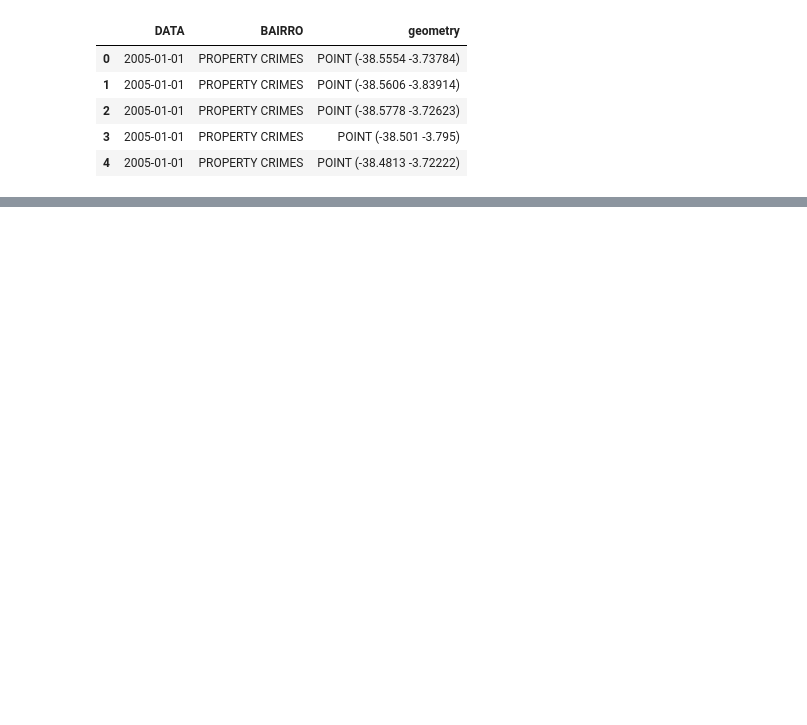
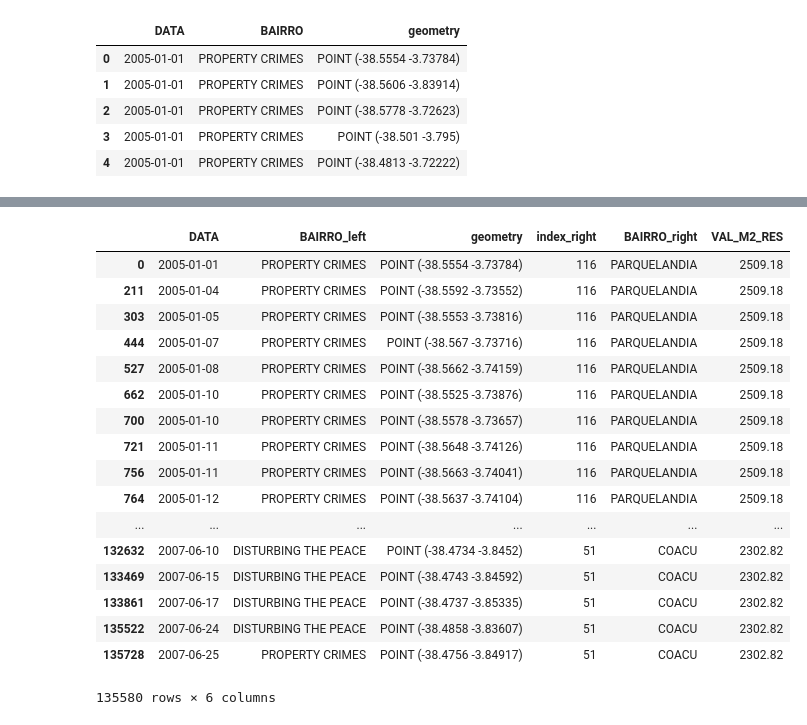
Before and after one commit to andmendescosta/PythonPractice, a Jupyter notebook: InfluenceCallsOnThePrice/Teste.ipynb, the cells around one changed output, grey strips where cells are left out. Cells and saved outputs as stored; diff of their text form; code cells hidden in the pictures; blank space fills up the shorter version.

```diff
--- a/InfluenceCallsOnThePrice/Teste.ipynb
+++ b/InfluenceCallsOnThePrice/Teste.ipynb
@@ -114,0 +147,21 @@ for numb in range(0, len(calls_gdf)):
+# %%
+merged_gdf
+# %% [output]
+|  | DATA | BAIRRO_left | geometry | index_right | BAIRRO_right | VAL_M2_RES |
+| 0 | 2005-01-01 | PROPERTY CRIMES | POINT (-38.5554 -3.73784) | 116 | PARQUELANDIA | 2509.18 |
+| 211 | 2005-01-04 | PROPERTY CRIMES | POINT (-38.5592 -3.73552) | 116 | PARQUELANDIA | 2509.18 |
+| 303 | 2005-01-05 | PROPERTY CRIMES | POINT (-38.5553 -3.73816) | 116 | PARQUELANDIA | 2509.18 |
+| 444 | 2005-01-07 | PROPERTY CRIMES | POINT (-38.567 -3.73716) | 116 | PARQUELANDIA | 2509.18 |
+| 527 | 2005-01-08 | PROPERTY CRIMES | POINT (-38.5662 -3.74159) | 116 | PARQUELANDIA | 2509.18 |
+| 662 | 2005-01-10 | PROPERTY CRIMES | POINT (-38.5525 -3.73876) | 116 | PARQUELANDIA | 2509.18 |
+| 700 | 2005-01-10 | PROPERTY CRIMES | POINT (-38.5578 -3.73657) | 116 | PARQUELANDIA | 2509.18 |
+| 721 | 2005-01-11 | PROPERTY CRIMES | POINT (-38.5648 -3.74126) | 116 | PARQUELANDIA | 2509.18 |
+| 756 | 2005-01-11 | PROPERTY CRIMES | POINT (-38.5663 -3.74041) | 116 | PARQUELANDIA | 2509.18 |
+| 764 | 2005-01-12 | PROPERTY CRIMES | POINT (-38.5637 -3.74104) | 116 | PARQUELANDIA | 2509.18 |
+| ... | ... | ... | ... | ... | ... | ... |
+| 132632 | 2007-06-10 | DISTURBING THE PEACE | POINT (-38.4734 -3.8452) | 51 | COACU | 2302.82 |
+| 133469 | 2007-06-15 | DISTURBING THE PEACE | POINT (-38.4743 -3.84592) | 51 | COACU | 2302.82 |
+| 133861 | 2007-06-17 | DISTURBING THE PEACE | POINT (-38.4737 -3.85335) | 51 | COACU | 2302.82 |
+| 135522 | 2007-06-24 | DISTURBING THE PEACE | POINT (-38.4858 -3.83607) | 51 | COACU | 2302.82 |
+| 135728 | 2007-06-25 | PROPERTY CRIMES | POINT (-38.4756 -3.84917) | 51 | COACU | 2302.82 |
+135580 rows × 6 columns
```
Also changed, not shown: parts of 13 cells of this notebook, 11 other files.
